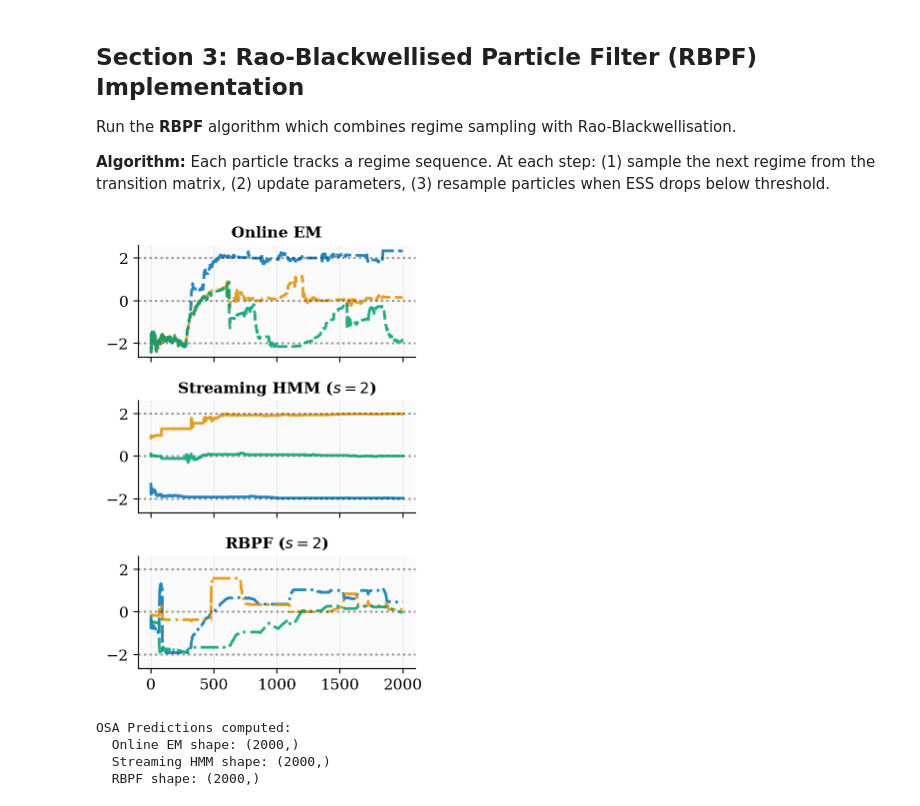
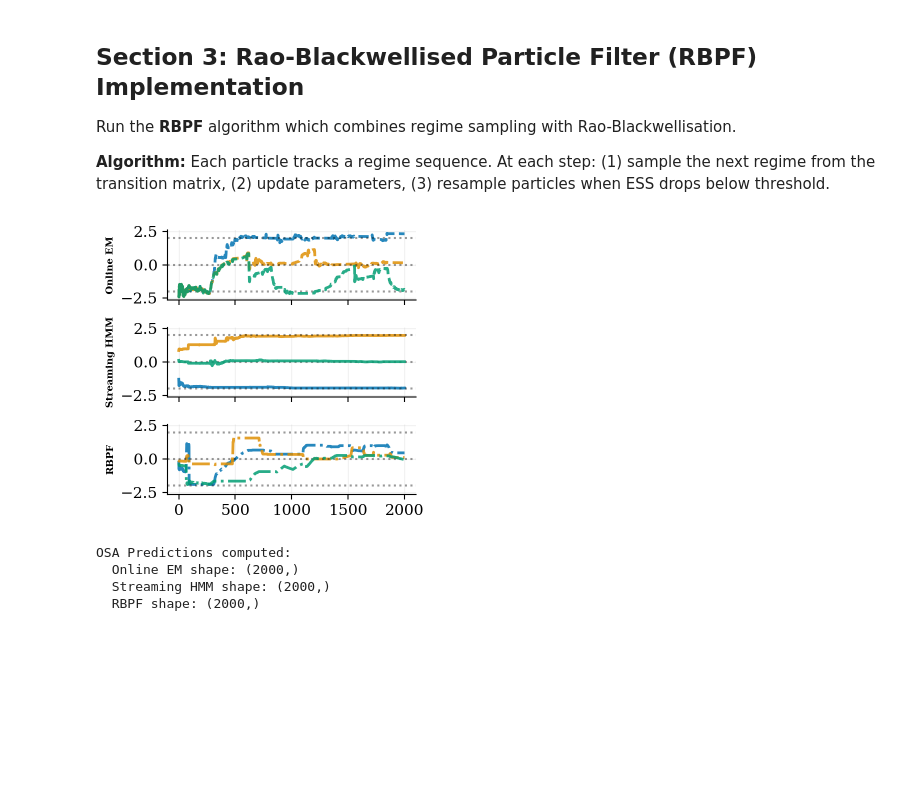
Before and after one commit to gerdm/streaming-hmm, a Jupyter notebook: gauss1d-hmm.ipynb, the cells around one changed output. Cells and saved outputs as stored; diff of their text form; code cells hidden in the pictures; blank space fills up the shorter version.

```diff
--- a/gauss1d-hmm.ipynb
+++ b/gauss1d-hmm.ipynb
@@ -250,14 +250,14 @@ bel_rbpf, (hist_lw_rbpf, hist_means_rbpf, hist_forecast_rbpf, hist_ess), hist_we
 hist_means_rbpf_regimes = hist_means_rbpf  # Shape: (T, K)
 # %%
 # Comparison plot: All three methods side-by-side
-figsize=(3.5, 2.5 * 2)
+figsize=(3.5, 2.5 * 1.3)
 fig, axes = plt.subplots(3, 1, figsize=figsize, sharey=True, sharex=True)
 
 # Define line styles and markers for visual distinction
 methods = [
     ("Online EM", hist_means_em, "--"),
-    (f"Streaming HMM ($s={n_particles}$)", hist_means_pred, "-"),
-    (f"RBPF ($s={n_particles}$)", hist_means_rbpf_regimes, "-."),
+    (f"Streaming HMM", hist_means_pred, "-"),
+    (f"RBPF", hist_means_rbpf_regimes, "-."),
 ]
 
 # True means as reference
@@ -266,36 +266,37 @@ true_mean_lines = [true_means[i] for i in range(n_regimes)]
 for ax_idx, (ax, (method_name, means_data, linestyle)) in enumerate(zip(axes, methods)):
     # Plot estimated means for each regime
     for regime_idx in range(n_regimes):
         ax.plot(
             means_data[:, regime_idx],
             label=f"Regime {regime_idx+1}",
             linestyle=linestyle,
             linewidth=2.0,
             color=colors[regime_idx],
             alpha=0.85,
         )
         # Add true mean as dashed reference line
         ax.axhline(
             y=true_means[regime_idx],
             color="black",
             linestyle=":",
             linewidth=1.5,
             alpha=0.4,
         )
 
     # ax.set_xlabel("Time step", fontsize=10)
     # if ax_idx == 0:
     #     ax.set_ylabel("Mean estimate", fontsize=10)
-    ax.set_title(method_name, fontsize=11, fontweight="bold")
+    # ax.set_title(method_name, fontsize=11, fontweight="bold")
+    ax.set_ylabel(method_name, fontsize=7, fontweight="bold")
     ax.grid(True, alpha=0.25, linestyle="-", linewidth=0.5)
-    ax.set_facecolor("#fafafa")
+    # ax.set_facecolor("#fafafa")
     # if ax_idx == 0:
     #     ax.legend(loc="best", fontsize=9, framealpha=0.9)
 
 plt.tight_layout()
 plt.savefig("gauss1d-est.png", bbox_inches="tight", dpi=300)
 # %% [output]
-[figure, old version]
+[figure, new version]
 # %%
 # Modified Online EM with one-step-ahead predictions
 def online_em_gaussian_with_predictions(
```
Also changed, not shown: parts of 11 cells of this notebook, 3 other files.
